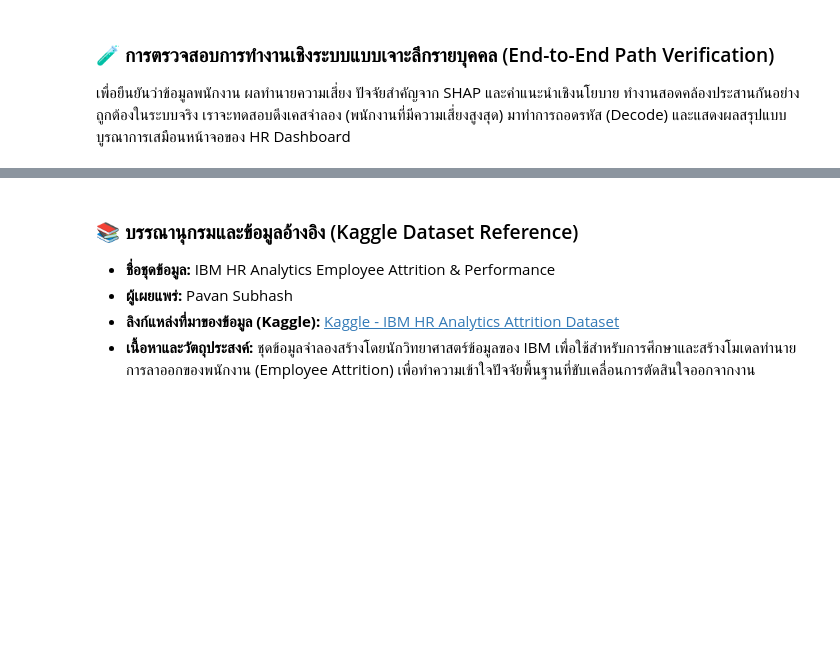
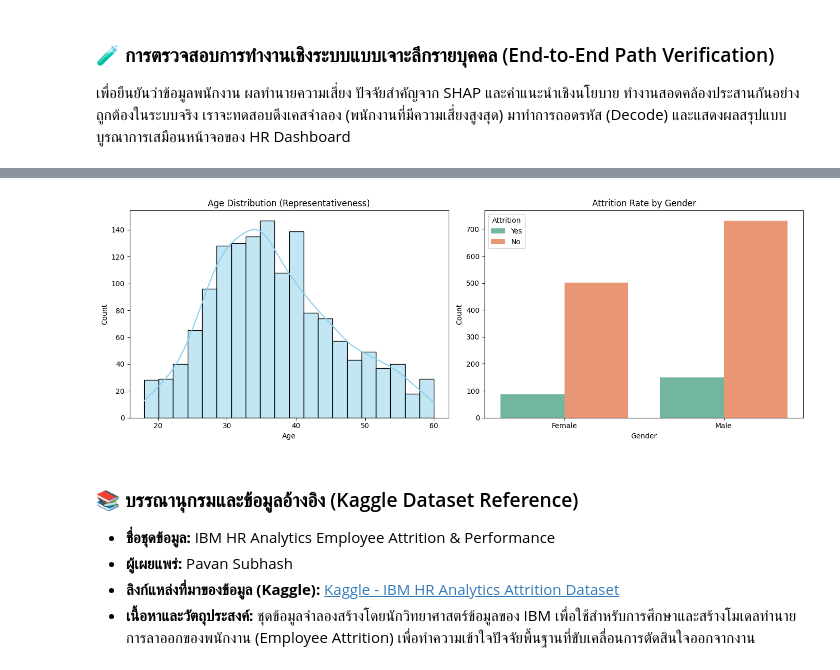
Before and after one commit to rtmyy/master-is-project, a Jupyter notebook: kaggle_dataset.ipynb, the cells around one changed output, grey strips where cells are left out. Cells and saved outputs as stored; diff of their text form; code cells hidden in the pictures; blank space fills up the shorter version.

Commit message:
[update] data quality

```diff
--- a/kaggle_dataset.ipynb
+++ b/kaggle_dataset.ipynb
@@ -641,3 +760,25 @@ verify_individual_risk_path(
+# %%
+# แสดงผลกราฟิกเพื่อวิเคราะห์ Representativeness และ Bias
+plt.figure(figsize=(14, 5))
+
+# 1. การกระจายของอายุพนักงาน (Representativeness)
+plt.subplot(1, 2, 1)
+sns.histplot(df['Age'], kde=True, color='skyblue', bins=20)
+plt.title('Age Distribution (Representativeness)')
+plt.xlabel('Age')
+plt.ylabel('Count')
+
+# 2. เปรียบเทียบอัตราการลาออกตามเพศ (Bias/Fairness Evaluation)
+plt.subplot(1, 2, 2)
+sns.countplot(data=df, x='Gender', hue='Attrition', palette='Set2')
+plt.title('Attrition Rate by Gender')
+plt.xlabel('Gender')
+plt.ylabel('Count')
+
+plt.tight_layout()
+plt.show()
+# %% [output]
+[figure, added]
 # %% [markdown]
 ### 📚 บรรณานุกรมและข้อมูลอ้างอิง (Kaggle Dataset Reference)
 
```
Also changed, not shown: parts of 5 cells of this notebook.
